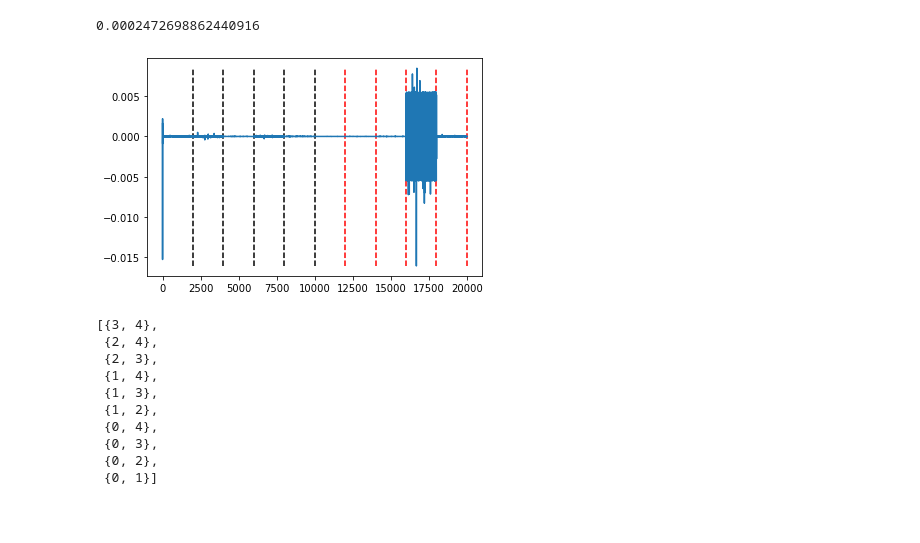
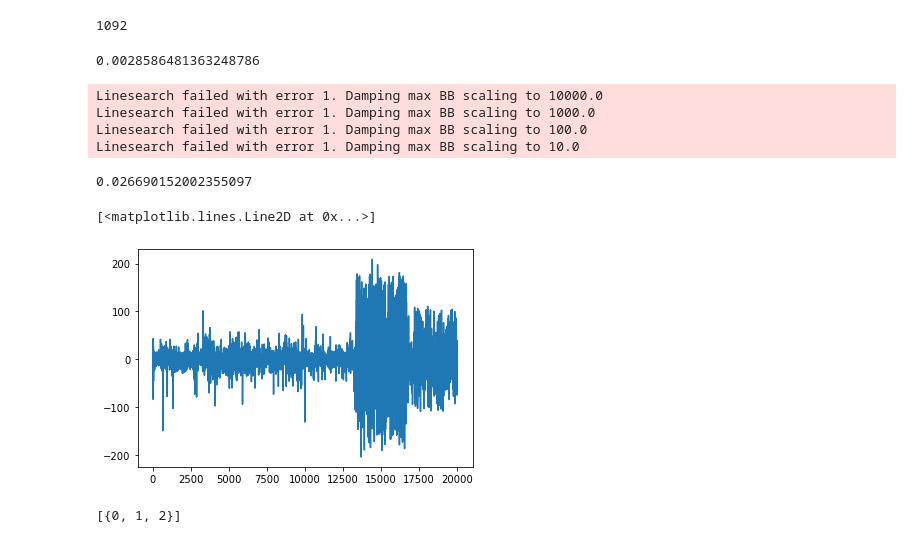
Before and after one commit to rhshi/sparse-rf, a Jupyter notebook: examples/polys/sparsity.ipynb, the cells around one changed output. Cells and saved outputs as stored; diff of their text form; code cells hidden in the pictures; blank space fills up the shorter version.

```diff
--- a/examples/polys/sparsity.ipynb
+++ b/examples/polys/sparsity.ipynb
@@ -21,3 +14,20 @@ ratio_train = 0.7
+# %%
+ratio_train = 0.7
+m = int(200 / ratio_train)
+d = 3
+q = 2
+N = 3276
+w_scale = 1/np.sqrt(q)
+noise_scale = 0
+n = N//comb(d, q)
+active = fourier
+fn = fns.fn21
+# fn = lambda x: np.sin(x[0]) + np.cos(x[0])
+
+
+n
+# %% [output]
+1092
 # %%
 def make_W(d, q, n=1, dist=normal):
     num_supports = comb(d, q)
@@ -34,19 +44,30 @@ def make_W(d, q, n=1, dist=normal):
             W[i*n+j, :] = w
     return W, inds_track
 # %%
-X = make_X(d, m, dist=uniform)
+X = make_X(d, m, dist=partial(uniform, low=-np.pi, high=np.pi))
 X_train = X[:int(m*ratio_train), :]
 X_test = X[int(m*ratio_train):, :]
 
-y = fn1(X.T)
+y = np.array(list(map(fn, X))) + np.random.randn(m) * noise_scale
 y_train = y[:int(m*ratio_train)]
 y_test = y[int(m*ratio_train):]
 # %%
-W, inds = make_W(d, q, n=(N//comb(d, q)), dist=normal)
-A_train = make_A(X_train, W, active=active)
-A_test = make_A(X_test, W, active=active)
+W, inds = make_W(d, q, n=n, dist=partial(normal, stdev=w_scale))
+A_train = make_A(X_train, W, active=active) / np.sqrt(N)
+A_test = make_A(X_test, W, active=active) / np.sqrt(N)
+# K_train = make_K(X_train, kernel=partial(sparse_rbf, d=d, q=q,  scale=w_scale))
+# K_test = make_K(X_train, X_test=X_test, kernel=partial(sparse_rbf, d=d, q=q, scale=w_scale))
 # %%
-c = min_l2(A_train, y_train)
-np.linalg.norm(A_test@c-y_test) / np.linalg.norm(y_test)
+c_l2 = min_l2(A_train, y_train)
+np.linalg.norm(A_test@c_l2-y_test) / np.linalg.norm(y_test)
 # %% [output]
-0.0002472698862440916
+0.0028586481363248786
+# %%
+c_l1 = min_l1(A_train, y_train, eta=0)
+np.linalg.norm(A_test@c_l1-y_test) / np.linalg.norm(y_test)
+# %% [output]
+Linesearch failed with error 1. Damping max BB scaling to 10000.0
+Linesearch failed with error 1. Damping max BB scaling to 1000.0
+Linesearch failed with error 1. Damping max BB scaling to 100.0
+Linesearch failed with error 1. Damping max BB scaling to 10.0
+0.026690152002355097
@@ -53,21 +77,17 @@ np.linalg.norm(A_test@c-y_test) / np.linalg.norm(y_test)
 # %%
-plt.plot(c)
-for i in range(len(inds)):
-    plt.vlines((len(c)//(2*len(inds)))*(i+1), min(c), max(c), color="black", linestyles="--")
-for i in range(len(inds)):
-    plt.vlines((len(c)//(2*len(inds)))*(i+len(inds)+1), min(c), max(c), color="red", linestyles="--")
+plt.plot(c_l2)
+# if active == fourier:
+#     for i in range(len(inds)):
+#         plt.vlines((len(c_l2)//(2*len(inds)))*(i+1), min(c_l2), max(c_l2), color="black", linestyles="--")
+#     for i in range(len(inds)):
+#         plt.vlines((len(c_l2)//(2*len(inds)))*(i+len(inds)+1), min(c_l2), max(c_l2), color="red", linestyles="--")
+# else:
+#     for i in range(len(inds)):
+#         plt.vlines((len(c_l2)//(len(inds)))*(i+1), min(c_l2), max(c_l2), color="black", linestyles="--")
 # %% [output]
+[<matplotlib.lines.Line2D at 0x...>]
-[figure, old version]
+[figure, new version]
 # %%
 inds
 # %% [output]
-[{3, 4},
- {2, 4},
- {2, 3},
- {1, 4},
- {1, 3},
- {1, 2},
- {0, 4},
- {0, 3},
- {0, 2},
- {0, 1}]
+[{0, 1, 2}]
```
Also changed, not shown: parts of 3 cells of this notebook, 9 other files.
